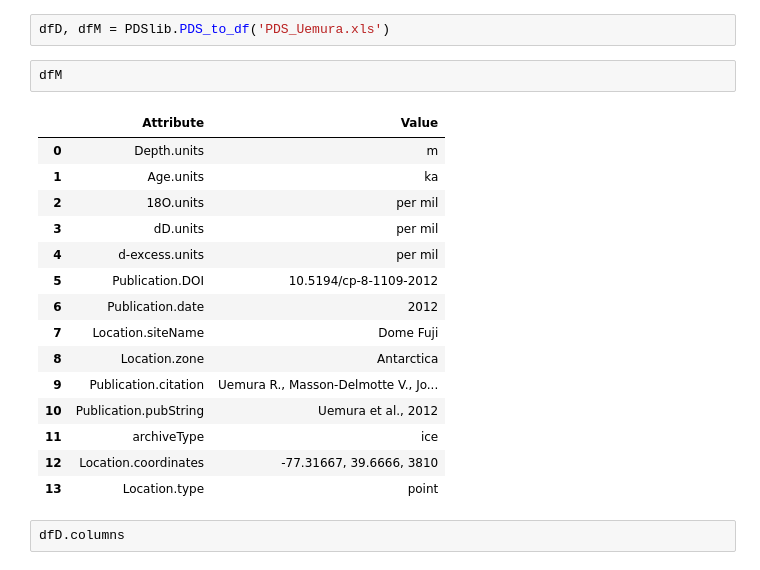
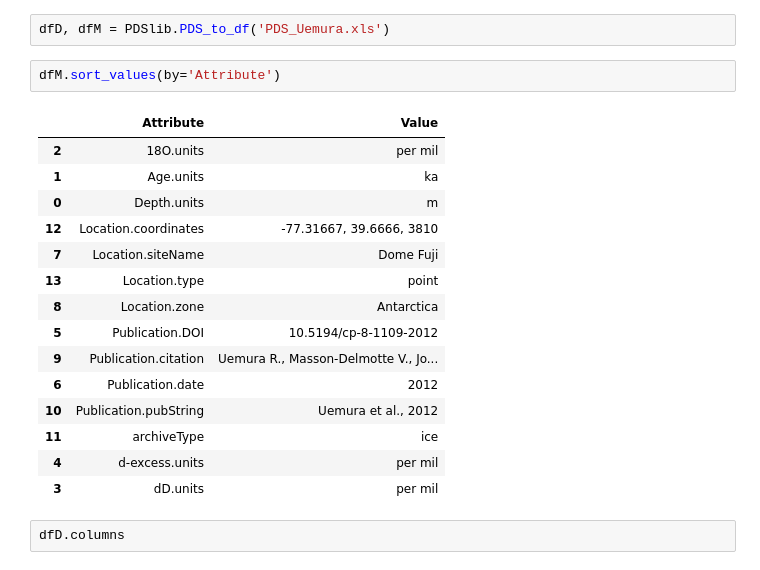
Before and after one commit to PBrockmann/Paleo_Data_Spreadsheet, a Jupyter notebook: Paleo_Data_Spreadsheet.ipynb, the cells around one changed output. Drawn from its saved outputs; the diff is of its cells as text.

```diff
--- a/Paleo_Data_Spreadsheet.ipynb
+++ b/Paleo_Data_Spreadsheet.ipynb
@@ -213,24 +216,24 @@ PDSlib.LiPD_to_PDS(a, 'PDS_04.xls')
 ### Convert the data pandas dataframe as an interactive plot with [bokeh]( http://bokeh.pydata.org/en/latest/)
 # %%
 dfD, dfM = PDSlib.PDS_to_df('PDS_Uemura.xls')
-# %%
-dfM
-# %% [output]
-|  | Attribute | Value |
-| 0 | Depth.units | m |
-| 1 | Age.units | ka |
-| 2 | 18O.units | per mil |
-| 3 | dD.units | per mil |
-| 4 | d-excess.units | per mil |
-| 5 | Publication.DOI | 10.5194/cp-8-1109-2012 |
-| 6 | Publication.date | 2012 |
-| 7 | Location.siteName | Dome Fuji |
-| 8 | Location.zone | Antarctica |
-| 9 | Publication.citation | Uemura R., Masson-Delmotte V., Jo... |
-| 10 | Publication.pubString | Uemura et al., 2012 |
-| 11 | archiveType | ice |
-| 12 | Location.coordinates | -77.31667, 39.6666, 3810 |
-| 13 | Location.type | point |
+# %%
+dfM.sort_values(by='Attribute')
+# %% [output]
+|  | Attribute | Value |
+| 2 | 18O.units | per mil |
+| 1 | Age.units | ka |
+| 0 | Depth.units | m |
+| 12 | Location.coordinates | -77.31667, 39.6666, 3810 |
+| 7 | Location.siteName | Dome Fuji |
+| 13 | Location.type | point |
+| 8 | Location.zone | Antarctica |
+| 5 | Publication.DOI | 10.5194/cp-8-1109-2012 |
+| 9 | Publication.citation | Uemura R., Masson-Delmotte V., Jo... |
+| 6 | Publication.date | 2012 |
+| 10 | Publication.pubString | Uemura et al., 2012 |
+| 11 | archiveType | ice |
+| 4 | d-excess.units | per mil |
+| 3 | dD.units | per mil |
 # %%
 dfD.columns
 # %% [output]
```
Also changed, not shown: parts of 6 cells of this notebook, 9 other files.
